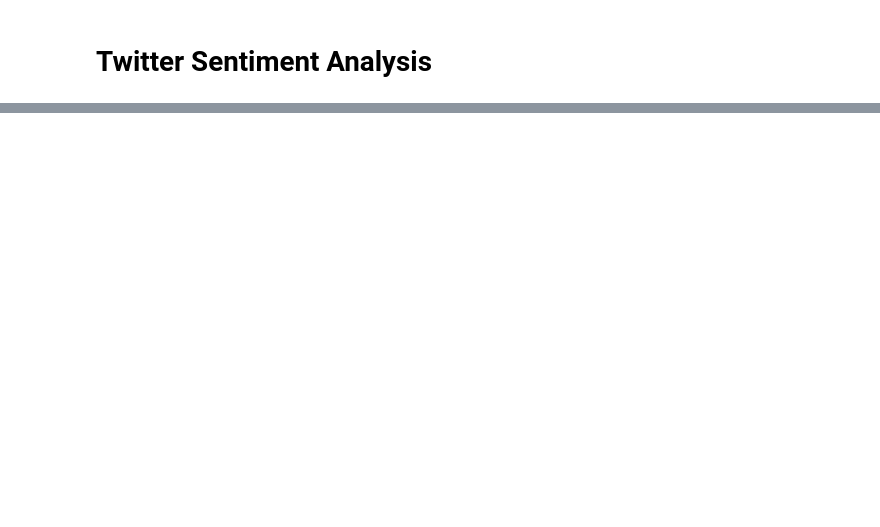
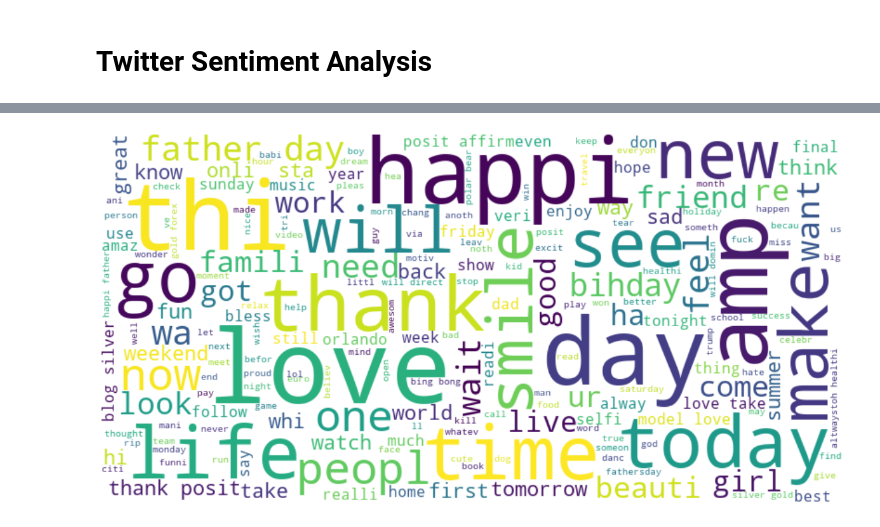
Before and after one commit to dannmorr/twitter-sentiment-analysis, a Jupyter notebook: 01_EDA.ipynb, the cells around one changed output, grey strips where cells are left out. Saved outputs shown, nothing was run; the diff lists cells and outputs as text; code cells hidden in the pictures; blank space fills up the shorter version.

```diff
--- a/01_EDA.ipynb
+++ b/01_EDA.ipynb
@@ -40,0 +118,2 @@ train[train['label'] == 0].head(10)
+# %%
+combi['tidy_tweet'] = combi['tidy_tweet'].str.replace("[^ a-zA-Z#]", " ")
@@ -40,0 +131,2 @@ train[train['label'] == 0].head(10)
+# %%
+tokenized_tweet = combi['tidy_tweet'].apply(lambda x: x.split())
@@ -40,0 +174,11 @@ train[train['label'] == 0].head(10)
+# %%
+#non-racist wordcloud
+normal_words = ' '.join([text for text in combi['tidy_tweet'][combi['label'] == 0]])
+
+wordcloud = WordCloud(width=800, height=400, background_color='white', random_state=21, max_font_size=110).generate(normal_words)
+plt.figure(figsize=(20,12))
+plt.imshow(wordcloud, interpolation='bilinear')
+plt.axis('off')
+plt.show();
+# %% [output]
+[figure, added]
```
Also changed, not shown: parts of 31 cells of this notebook.
